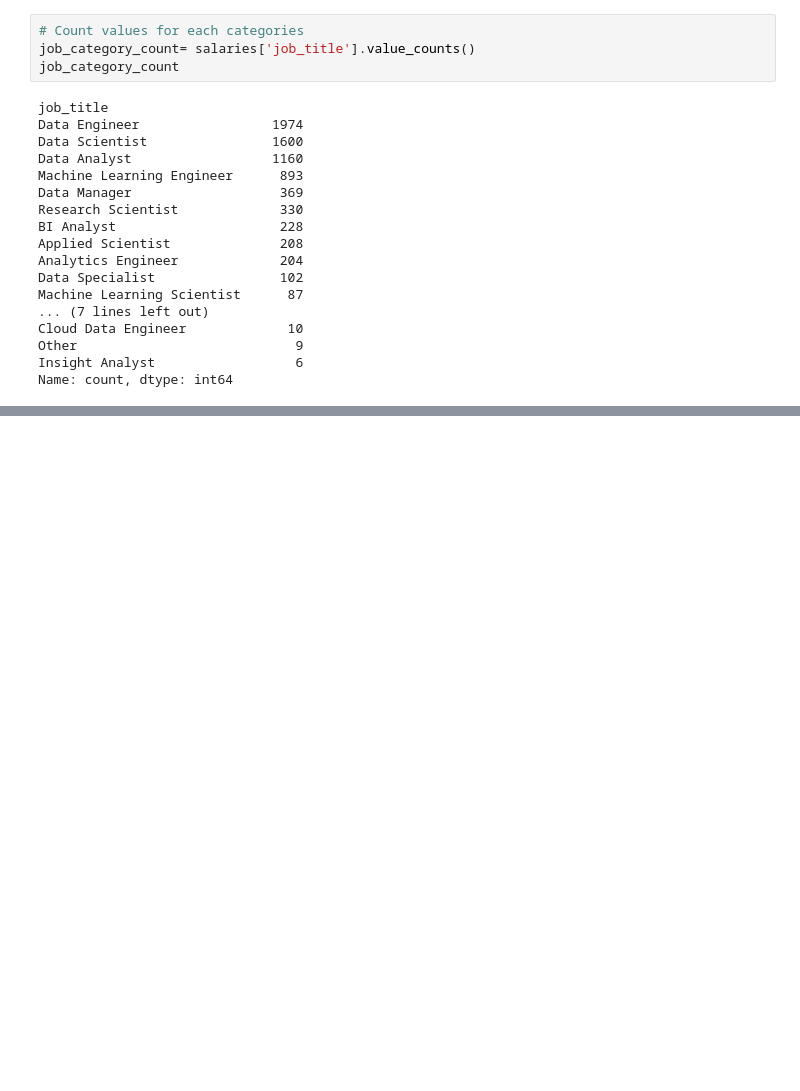
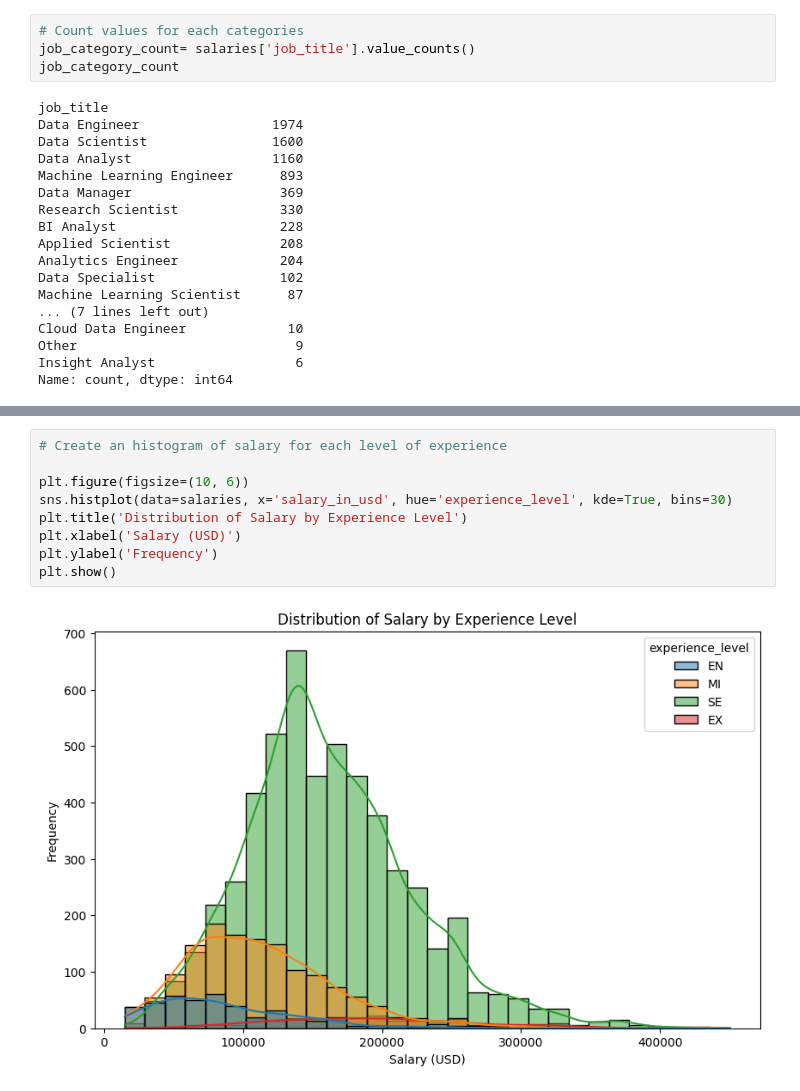
Before and after one commit to meleknurs/data_science_projects, a Jupyter notebook: group_task/salaries_ai.ipynb, the cells around one changed output, grey strips where cells are left out. Drawn from its saved outputs; the diff is of its cells as text; blank space fills up the shorter version.

```diff
--- a/group_task/salaries_ai.ipynb
+++ b/group_task/salaries_ai.ipynb
@@ -212,0 +215,11 @@ Index(['work_year', 'experience_level', 'employment_type', 'job_title',
+# %%
+# Create an histogram of salary for each level of experience
+
+plt.figure(figsize=(10, 6))
+sns.histplot(data=salaries, x='salary_in_usd', hue='experience_level', kde=True, bins=30)
+plt.title('Distribution of Salary by Experience Level')
+plt.xlabel('Salary (USD)')
+plt.ylabel('Frequency')
+plt.show()
+# %% [output]
+[figure, added]
```
Also changed, not shown: parts of 19 cells of this notebook.
